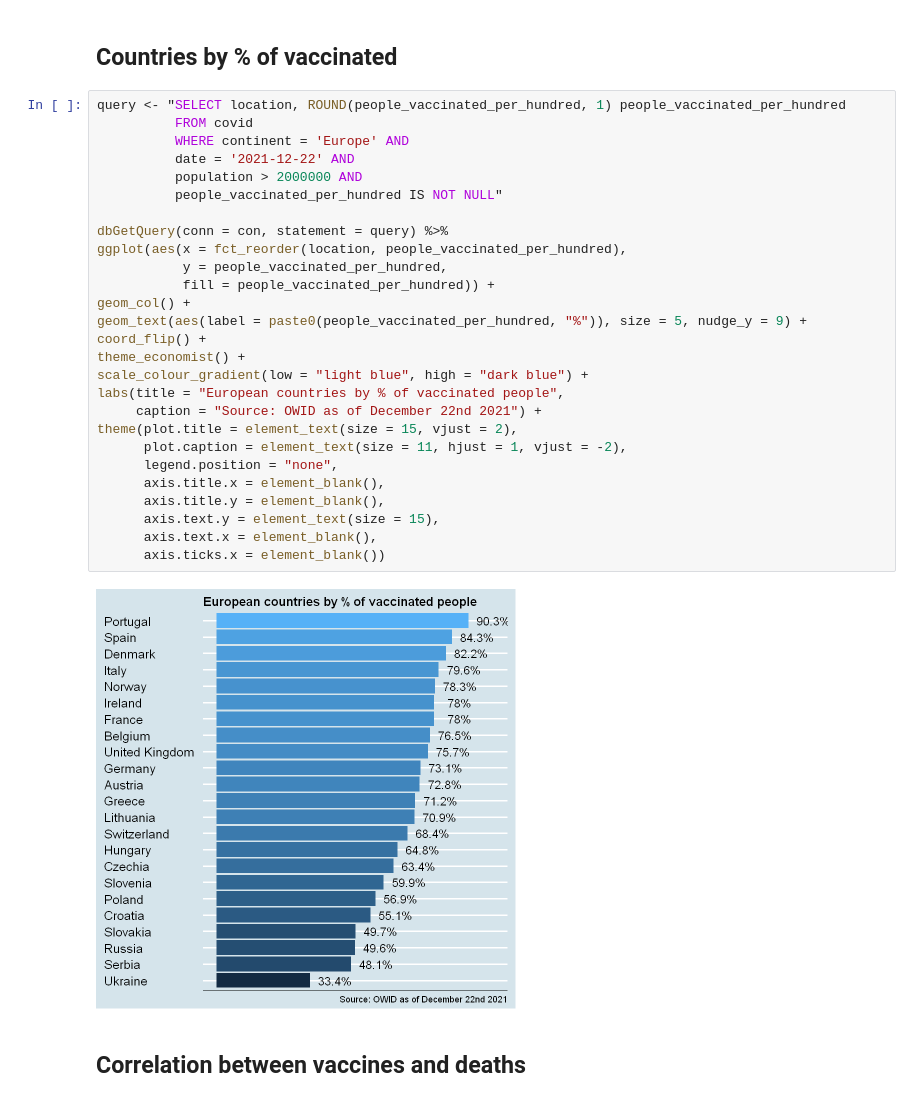
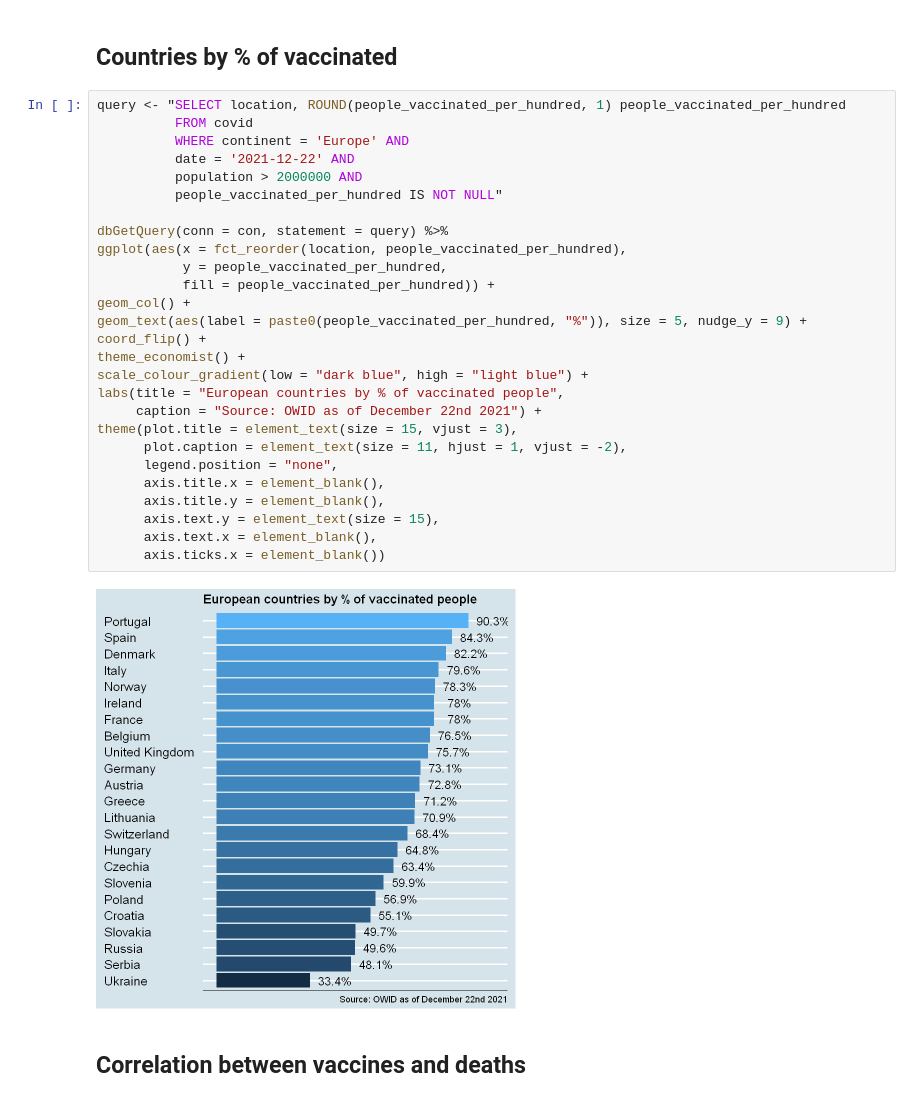
Before and after one commit to JacopoMalatesta/covid_cloud_database, a Jupyter notebook: 02 - Querying and visualizing the database with SQL and R.ipynb, the cells around one changed output. Saved outputs shown, nothing was run; the diff lists cells and outputs as text.

```diff
--- a/02 - Querying and visualizing the database with SQL and R.ipynb
+++ b/02 - Querying and visualizing the database with SQL and R.ipynb
@@ -23,32 +23,32 @@ con <- dbConnect(RMySQL::MySQL(),
 # %%
 query <- "SELECT location, ROUND(people_vaccinated_per_hundred, 1) people_vaccinated_per_hundred
           FROM covid
           WHERE continent = 'Europe' AND
           date = '2021-12-22' AND
           population > 2000000 AND
           people_vaccinated_per_hundred IS NOT NULL"
 
 dbGetQuery(conn = con, statement = query) %>%
 ggplot(aes(x = fct_reorder(location, people_vaccinated_per_hundred),
            y = people_vaccinated_per_hundred,
            fill = people_vaccinated_per_hundred)) +
 geom_col() +
 geom_text(aes(label = paste0(people_vaccinated_per_hundred, "%")), size = 5, nudge_y = 9) +
 coord_flip() +
 theme_economist() +
-scale_colour_gradient(low = "light blue", high = "dark blue") +
+scale_colour_gradient(low = "dark blue", high = "light blue") +
 labs(title = "European countries by % of vaccinated people",
      caption = "Source: OWID as of December 22nd 2021") +
-theme(plot.title = element_text(size = 15, vjust = 2),
+theme(plot.title = element_text(size = 15, vjust = 3),
       plot.caption = element_text(size = 11, hjust = 1, vjust = -2),
       legend.position = "none",
       axis.title.x = element_blank(),
       axis.title.y = element_blank(),
       axis.text.y = element_text(size = 15),
       axis.text.x = element_blank(),
       axis.ticks.x = element_blank())
 # %% [output]
-[figure, old version]
+[figure, new version]
 # %% [markdown]
 ## Correlation between vaccines and deaths
 # %%
```
Also changed, not shown: parts of 6 cells of this notebook, 1 other file.
